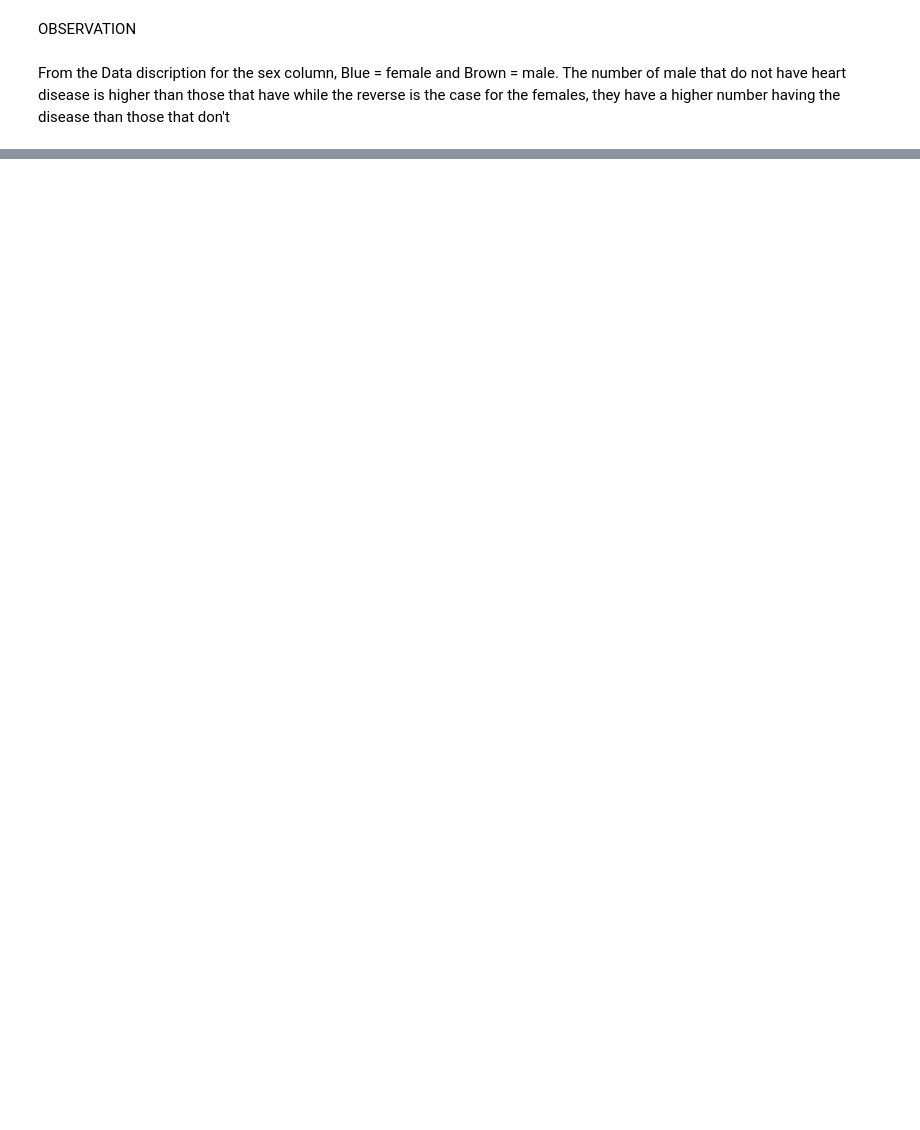
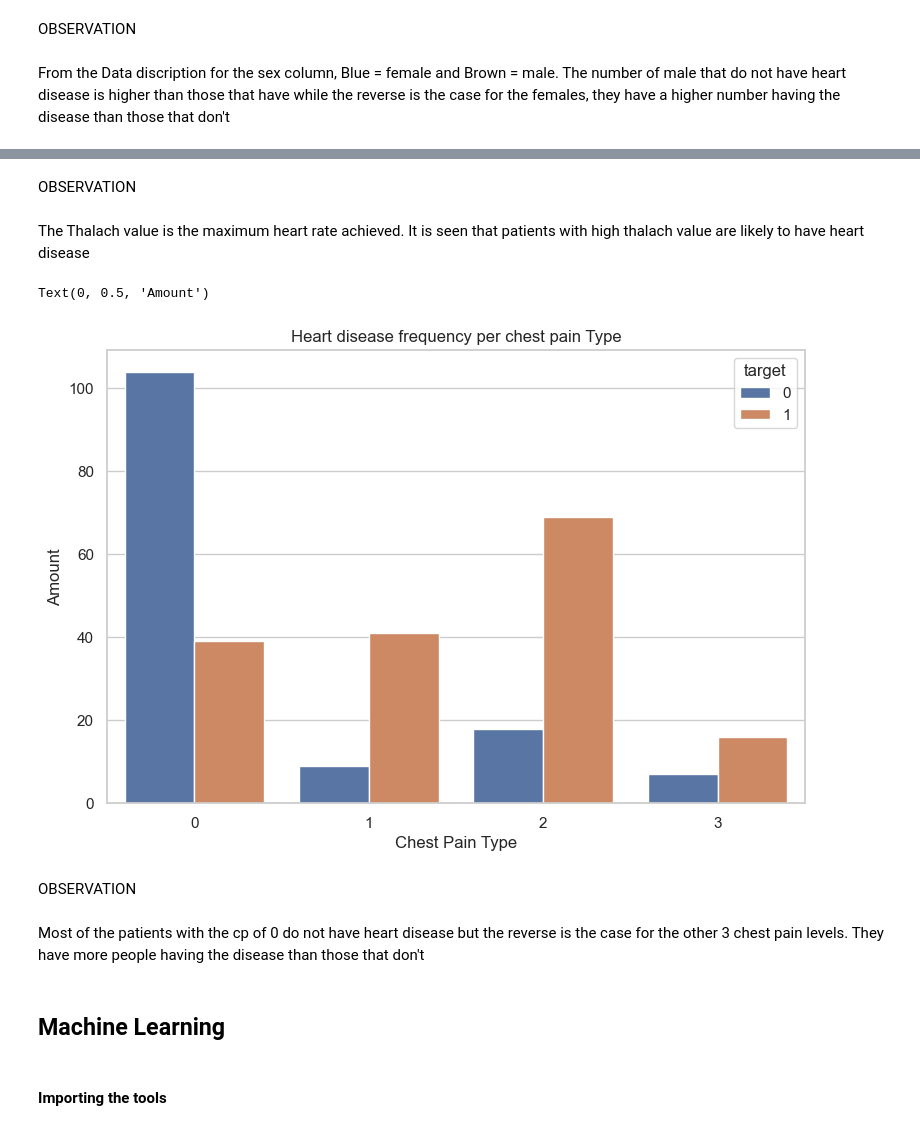
Before and after one commit to Tones008/heart_disease_proj, a Jupyter notebook: Heart Disease Prediction using Machine Learning.ipynb, the cells around one changed output, grey strips where cells are left out. Drawn from its saved outputs; the diff is of its cells as text; code cells hidden in the pictures; blank space fills up the shorter version.

Commit message:
updated my EDA and machine learning

```diff
--- a/Heart Disease Prediction using Machine Learning.ipynb
+++ b/Heart Disease Prediction using Machine Learning.ipynb
@@ -100,0 +125,21 @@ From the Data discription for the sex column, Blue = female and Brown = male. Th
+# %% [markdown]
+OBSERVATION
+# %% [markdown]
+The Thalach value is the maximum heart rate achieved. It is seen that patients with high thalach value are likely to have heart disease
+# %%
+plt.figure(figsize=(9,6),dpi=100)
+sns.countplot(x=df['cp'], hue=df['target'], data=df)
+plt.title("Heart disease frequency per chest pain Type")
+plt.xlabel("Chest Pain Type")
+plt.ylabel("Amount")
+# %% [output]
+Text(0, 0.5, 'Amount')
+[figure, added]
+# %% [markdown]
+OBSERVATION
+# %% [markdown]
+Most of the patients with the cp of 0 do not have heart disease but the reverse is the case for the other 3 chest pain levels. They have more people having the disease than those that don't
+# %% [markdown]
+## Machine Learning
+# %% [markdown]
+#### Importing the tools
```
Also changed, not shown: parts of 31 cells of this notebook, 1 other file.
